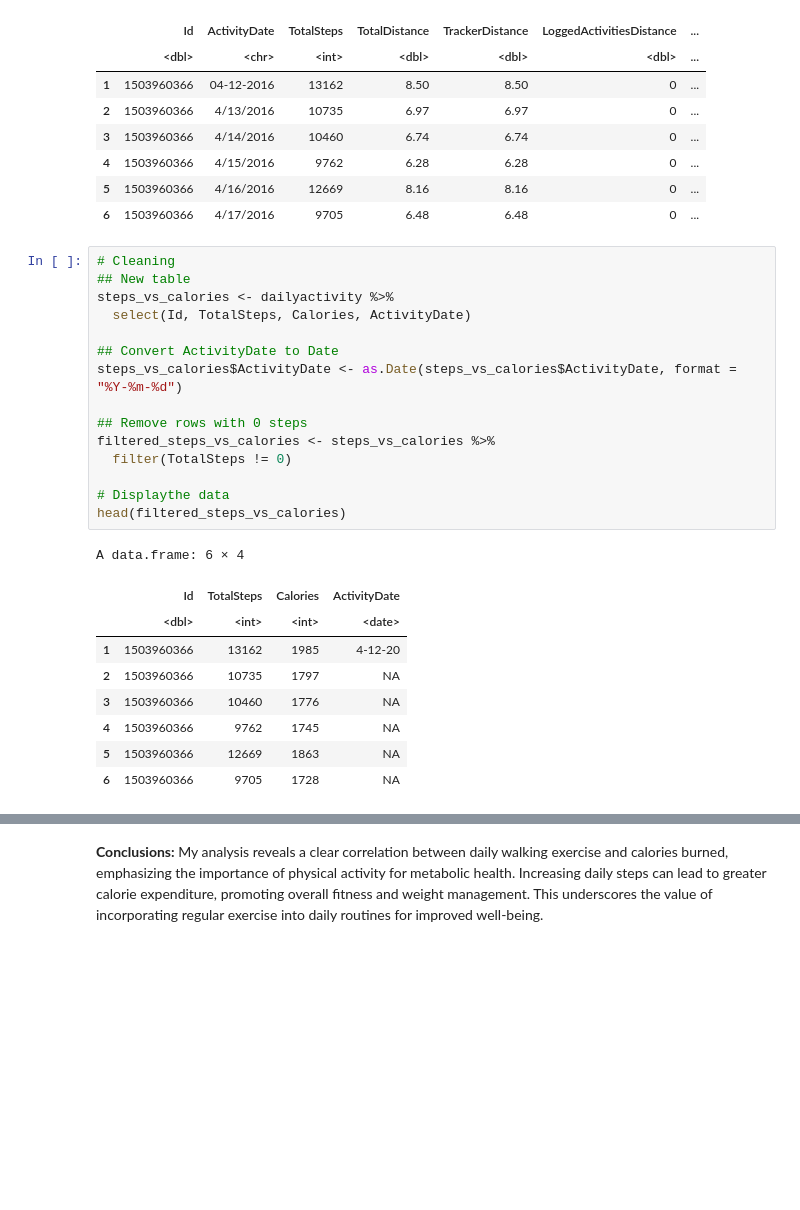
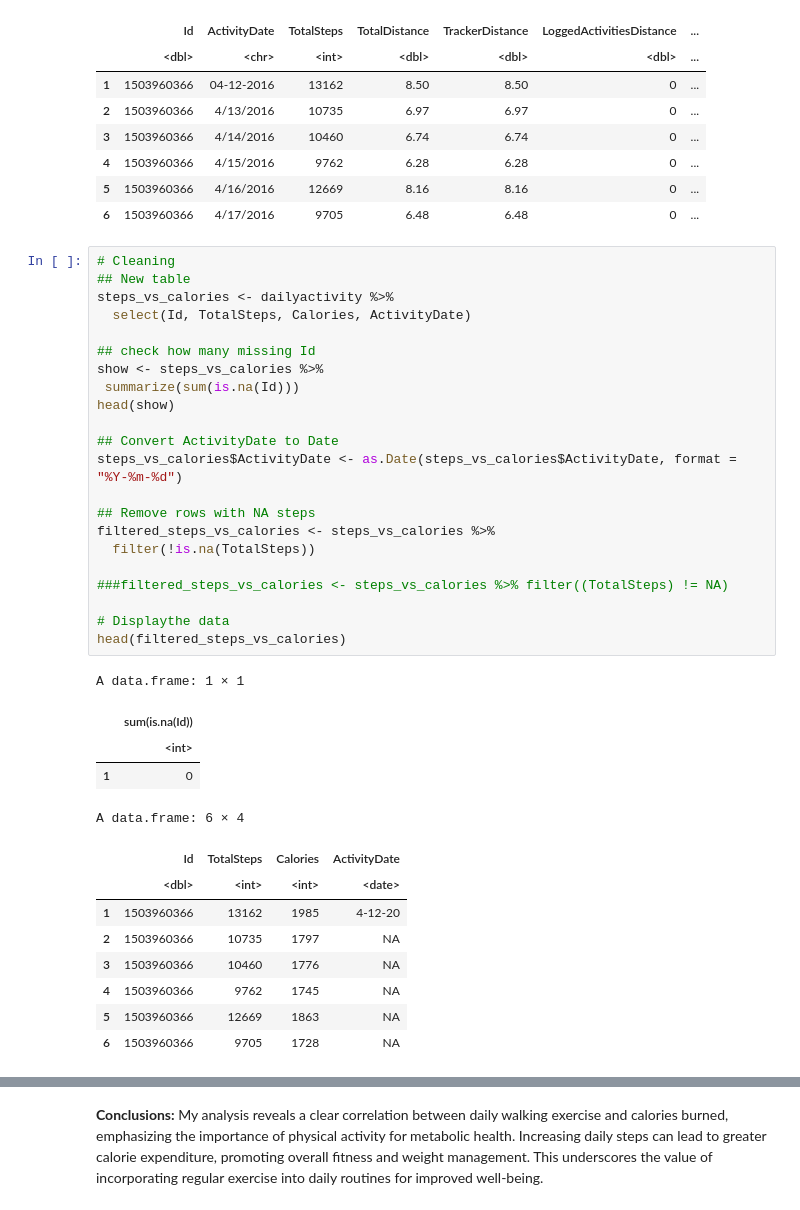
Before and after one commit to shalaka98/FitBit-health-tracker-data-analysis-using-R-programming, a Jupyter notebook: fitbit-health-tracker-data-analysis.ipynb, the cells around one changed output, grey strips where cells are left out. Saved outputs shown, nothing was run; the diff lists cells and outputs as text; blank space fills up the shorter version.

Commit message:
Kaggle Notebook | FitBit health tracker data analysis | Version 18

```diff
--- a/fitbit-health-tracker-data-analysis.ipynb
+++ b/fitbit-health-tracker-data-analysis.ipynb
@@ -37,25 +37,36 @@ A data.frame: 6 × 15
 # %%
 # Cleaning
 ## New table
 steps_vs_calories <- dailyactivity %>%
   select(Id, TotalSteps, Calories, ActivityDate)
 
+## check how many missing Id
+show <- steps_vs_calories %>%
+ summarize(sum(is.na(Id)))
+head(show)
+
 ## Convert ActivityDate to Date
 steps_vs_calories$ActivityDate <- as.Date(steps_vs_calories$ActivityDate, format = "%Y-%m-%d")
 
-## Remove rows with 0 steps
+## Remove rows with NA steps
 filtered_steps_vs_calories <- steps_vs_calories %>%
-  filter(TotalSteps != 0)
+  filter(!is.na(TotalSteps))
+
+###filtered_steps_vs_calories <- steps_vs_calories %>% filter((TotalSteps) != NA)
 
 # Displaythe data
 head(filtered_steps_vs_calories)
 # %% [output]
-A data.frame: 6 × 4
+A data.frame: 1 × 1
-|  | Id | TotalSteps | Calories | ActivityDate |
-|  | <dbl> | <int> | <int> | <date> |
-| 1 | 1503960366 | 13162 | 1985 | 4-12-20 |
-| 2 | 1503960366 | 10735 | 1797 | NA |
-| 3 | 1503960366 | 10460 | 1776 | NA |
-| 4 | 1503960366 | 9762 | 1745 | NA |
-| 5 | 1503960366 | 12669 | 1863 | NA |
-| 6 | 1503960366 | 9705 | 1728 | NA |
+|  | sum(is.na(Id)) |
+|  | <int> |
+| 1 | 0 |
+A data.frame: 6 × 4
+|  | Id | TotalSteps | Calories | ActivityDate |
+|  | <dbl> | <int> | <int> | <date> |
+| 1 | 1503960366 | 13162 | 1985 | 4-12-20 |
+| 2 | 1503960366 | 10735 | 1797 | NA |
+| 3 | 1503960366 | 10460 | 1776 | NA |
+| 4 | 1503960366 | 9762 | 1745 | NA |
+| 5 | 1503960366 | 12669 | 1863 | NA |
+| 6 | 1503960366 | 9705 | 1728 | NA |
```
Also changed, not shown: parts of 4 cells of this notebook.
